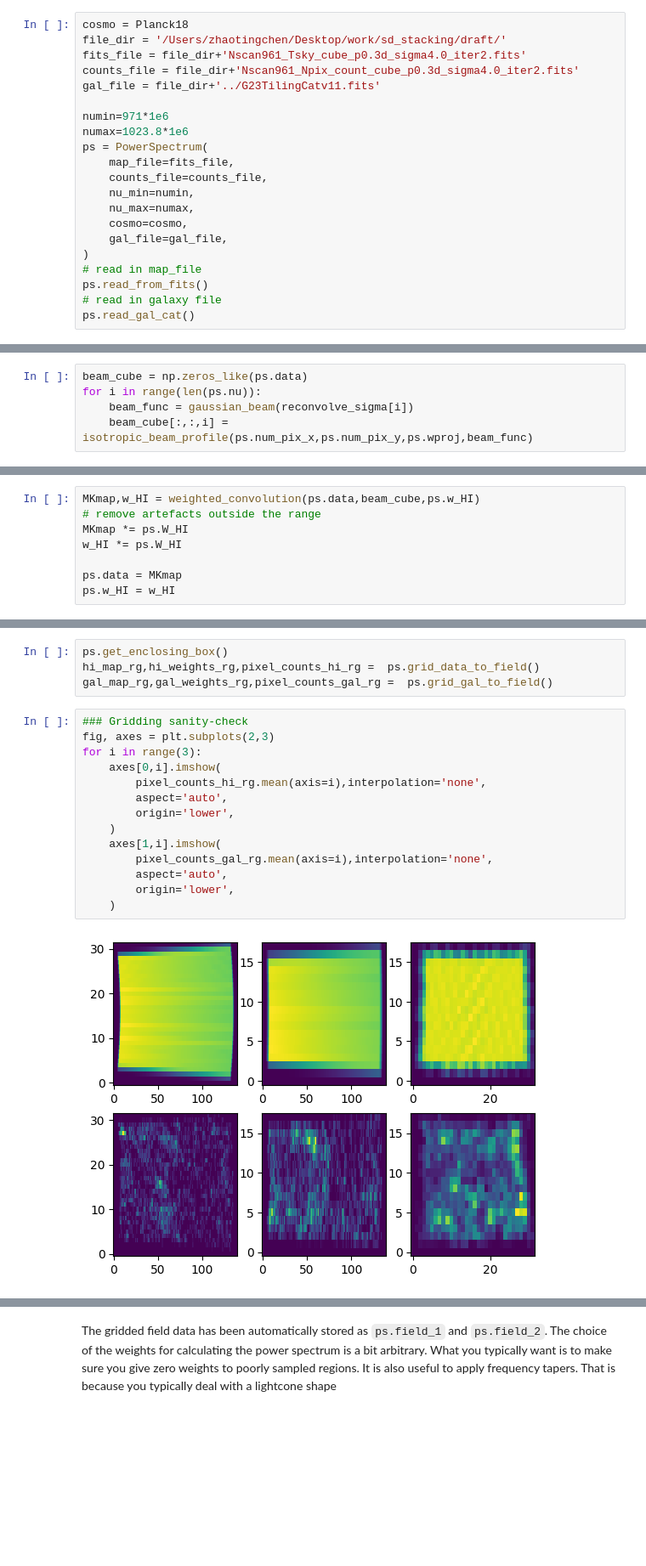
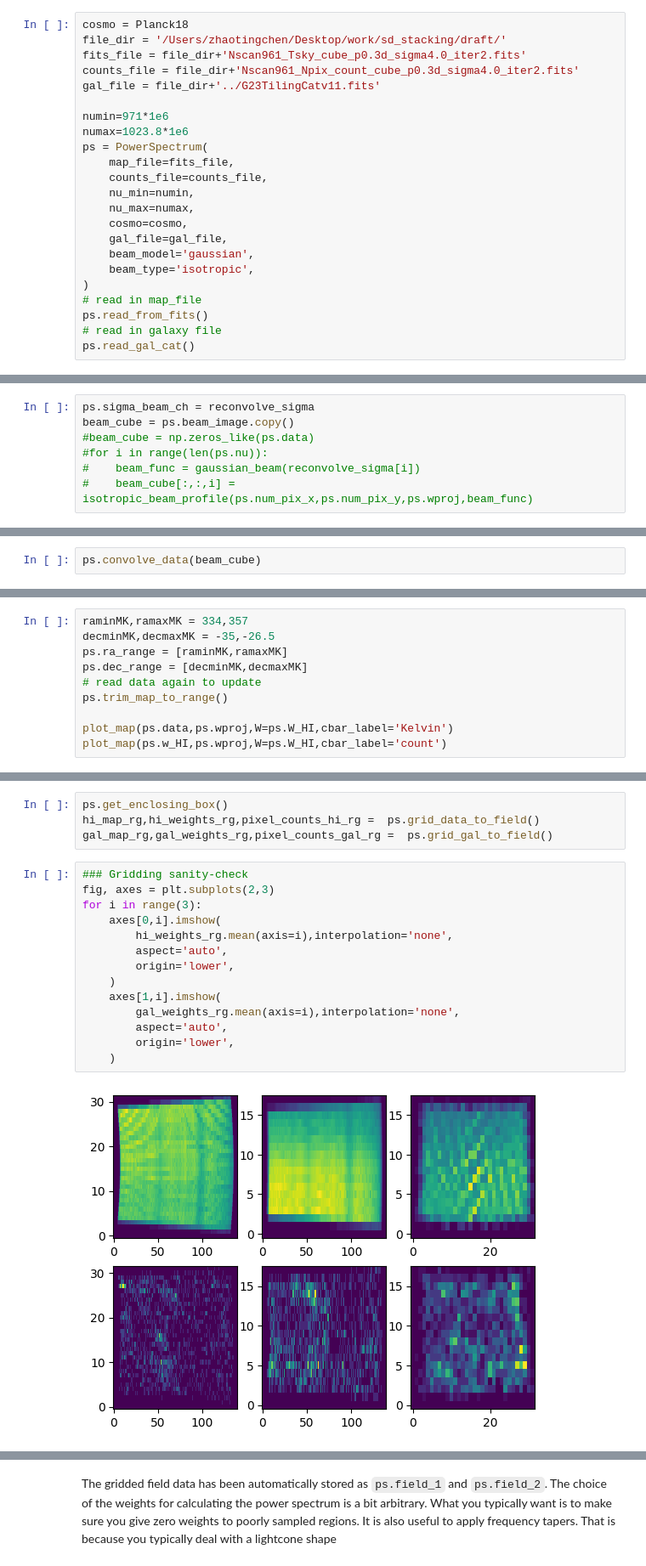
Before and after one commit to zhaotingchen/meer21cm, a Jupyter notebook: docs/source/examples/gama_cross.ipynb, the cells around one changed output, grey strips where cells are left out. Shown at 85% size. Saved outputs shown, nothing was run; the diff lists cells and outputs as text; blank space fills up the shorter version.

```diff
--- a/docs/source/examples/gama_cross.ipynb
+++ b/docs/source/examples/gama_cross.ipynb
@@ -45,6 +45,8 @@ ps = PowerSpectrum(
     nu_max=numax,
     cosmo=cosmo,
     gal_file=gal_file,
+    beam_model='gaussian',
+    beam_type='isotropic',
 )
 # read in map_file
 ps.read_from_fits()
@@ -89,5 +86,7 @@ Then, an image of the beam on the fits grids is made. Note that a different func
 # %%
-beam_cube = np.zeros_like(ps.data)
-for i in range(len(ps.nu)):
-    beam_func = gaussian_beam(reconvolve_sigma[i])
-    beam_cube[:,:,i] = isotropic_beam_profile(ps.num_pix_x,ps.num_pix_y,ps.wproj,beam_func)
+ps.sigma_beam_ch = reconvolve_sigma
+beam_cube = ps.beam_image.copy()
+#beam_cube = np.zeros_like(ps.data)
+#for i in range(len(ps.nu)):
+#    beam_func = gaussian_beam(reconvolve_sigma[i])
+#    beam_cube[:,:,i] = isotropic_beam_profile(ps.num_pix_x,ps.num_pix_y,ps.wproj,beam_func)
@@ -94,13 +98,7 @@ for i in range(len(ps.nu)):
 # %% [markdown]
 Finally, a weighted convolution can be performed with the beam cube
 # %%
-MKmap,w_HI = weighted_convolution(ps.data,beam_cube,ps.w_HI)
-# remove artefacts outside the range
-MKmap *= ps.W_HI
-w_HI *= ps.W_HI
-
-ps.data = MKmap
-ps.w_HI = w_HI
+ps.convolve_data(beam_cube)
 # %%
 plot_map(ps.data,ps.wproj,W=ps.W_HI,cbar_label='Kelvin')
 plot_map(ps.w_HI,ps.wproj,W=ps.W_HI,cbar_label='count')
@@ -122,0 +110,10 @@ plot_map(ps.w_HI,ps.wproj,W=ps.W_HI,cbar_label='count')
+# %%
+raminMK,ramaxMK = 334,357
+decminMK,decmaxMK = -35,-26.5
+ps.ra_range = [raminMK,ramaxMK]
+ps.dec_range = [decminMK,decmaxMK]
+# read data again to update
+ps.trim_map_to_range()
+
+plot_map(ps.data,ps.wproj,W=ps.W_HI,cbar_label='Kelvin')
+plot_map(ps.w_HI,ps.wproj,W=ps.W_HI,cbar_label='count')
@@ -230,16 +228,16 @@ gal_map_rg,gal_weights_rg,pixel_counts_gal_rg =  ps.grid_gal_to_field()
 # %%
 ### Gridding sanity-check
 fig, axes = plt.subplots(2,3)
 for i in range(3):
     axes[0,i].imshow(
-        pixel_counts_hi_rg.mean(axis=i),interpolation='none',
+        hi_weights_rg.mean(axis=i),interpolation='none',
         aspect='auto',
         origin='lower',
     )
     axes[1,i].imshow(
-        pixel_counts_gal_rg.mean(axis=i),interpolation='none',
+        gal_weights_rg.mean(axis=i),interpolation='none',
         aspect='auto',
         origin='lower',
     )
 # %% [output]
-[figure, old version]
+[figure, new version]
```
Also changed, not shown: parts of 24 cells of this notebook, 2 other files.
